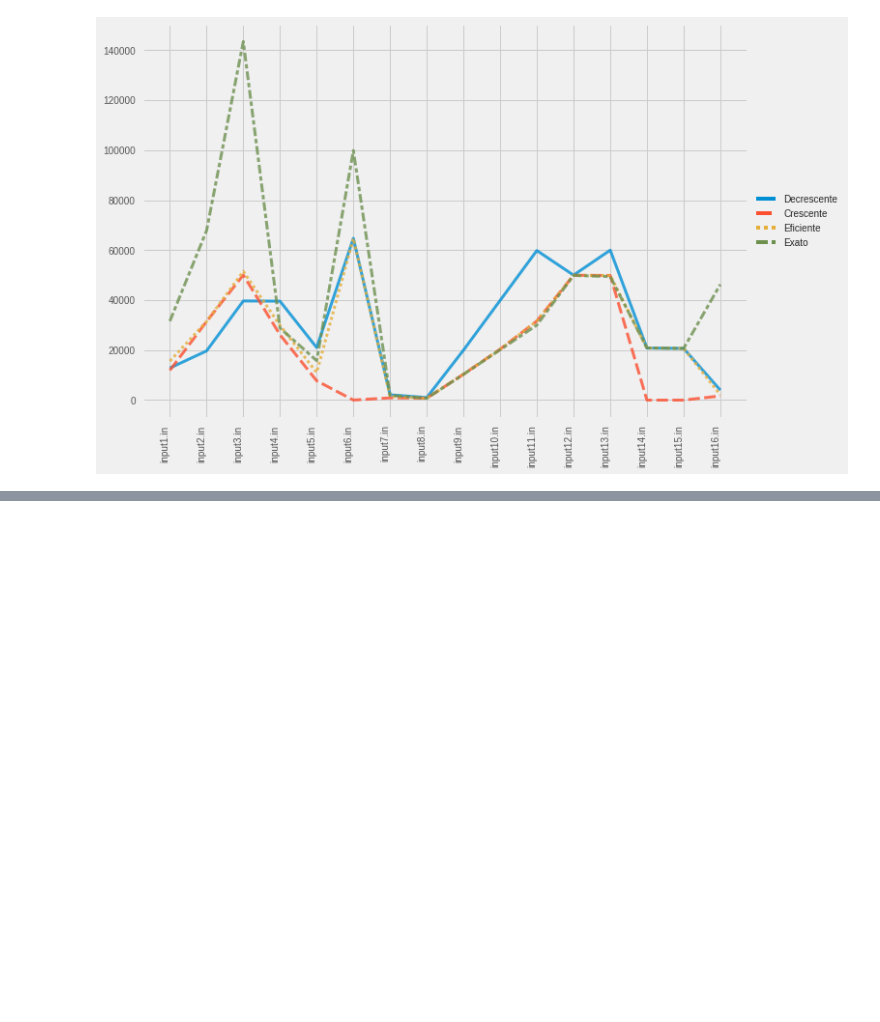
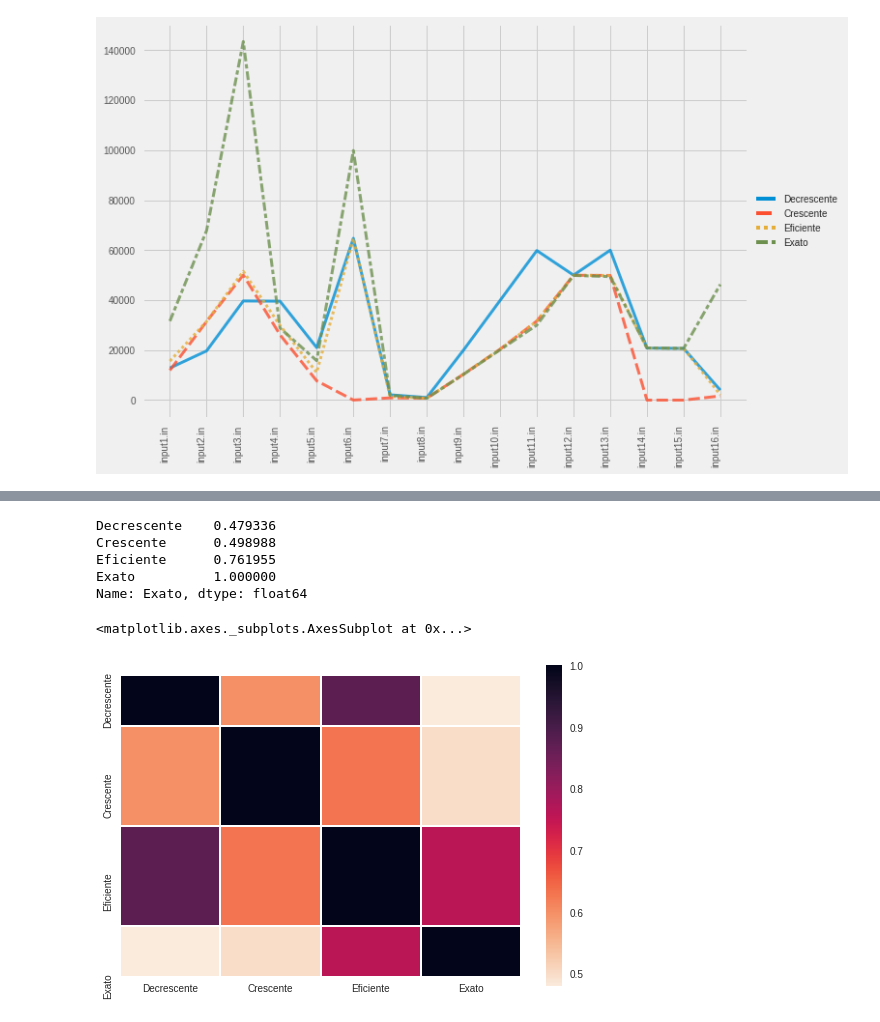
Before and after one commit to danbailo/T1-Teoria-Computacao, a Jupyter notebook: src/Trabalho 1 - Teoria da Computação.ipynb, the cells around one changed output, grey strips where cells are left out. Saved outputs shown, nothing was run; the diff lists cells and outputs as text; code cells hidden in the pictures; blank space fills up the shorter version.

```diff
--- a/src/Trabalho 1 - Teoria da Computação.ipynb
+++ b/src/Trabalho 1 - Teoria da Computação.ipynb
@@ -167,0 +157,13 @@ sns.pairplot(df,diag_kind="kde", kind="reg", palette='rainbow')
+# %%
+df.corr()['Exato']
+# %% [output]
+Decrescente    0.479336
+Crescente      0.498988
+Eficiente      0.761955
+Exato          1.000000
+Name: Exato, dtype: float64
+# %%
+sns.heatmap(df.corr(), cmap = sns.cm.rocket_r ,square=True, lw=1, robust=True)
+# %% [output]
+<matplotlib.axes._subplots.AxesSubplot at 0x...>
+[figure, added]
```
Also changed, not shown: parts of 4 cells of this notebook, 2 other files.
